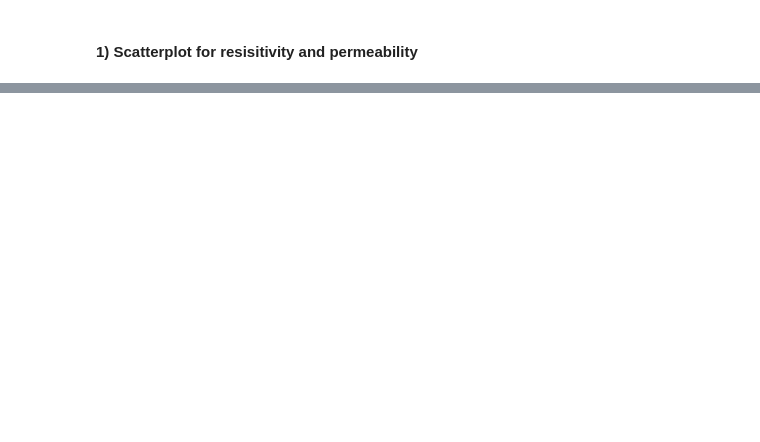
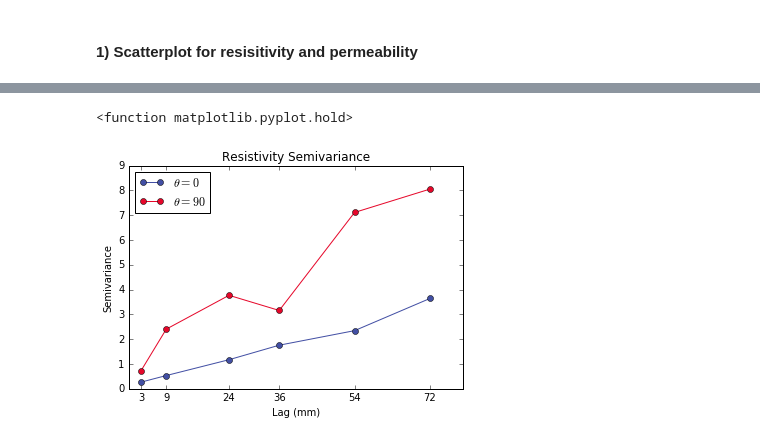
Before and after one commit to aschwa/geostats, a Jupyter notebook: hw2/HW2.ipynb, the cells around one changed output, grey strips where cells are left out. Drawn from its saved outputs; the diff is of its cells as text; code cells hidden in the pictures; blank space fills up the shorter version.

```diff
--- a/hw2/HW2.ipynb
+++ b/hw2/HW2.ipynb
@@ -60,0 +165,14 @@ Covariance  -90.5312955977
+# %%
+fig = plt.figure()
+ax = fig.add_subplot(111)
+ax.plot(lags[1:], horizontal_semi,"o-", color=niceblu, label=r'$\theta = 0$')
+ax.plot(lags[1:], vertical_semi,"o-", color=nicered, label=r'$\theta = 90$')
+plt.xticks(lags[1:])
+plt.legend(loc=2)
+ax.set_xlabel("Lag (mm)")
+ax.set_ylabel("Semivariance")
+ax.set_title("Resistivity Semivariance", fontsize=12)
+plt.hold
+# %% [output]
+<function matplotlib.pyplot.hold>
+[figure, added]
```
Also changed, not shown: parts of 10 cells of this notebook, 2 other files.
